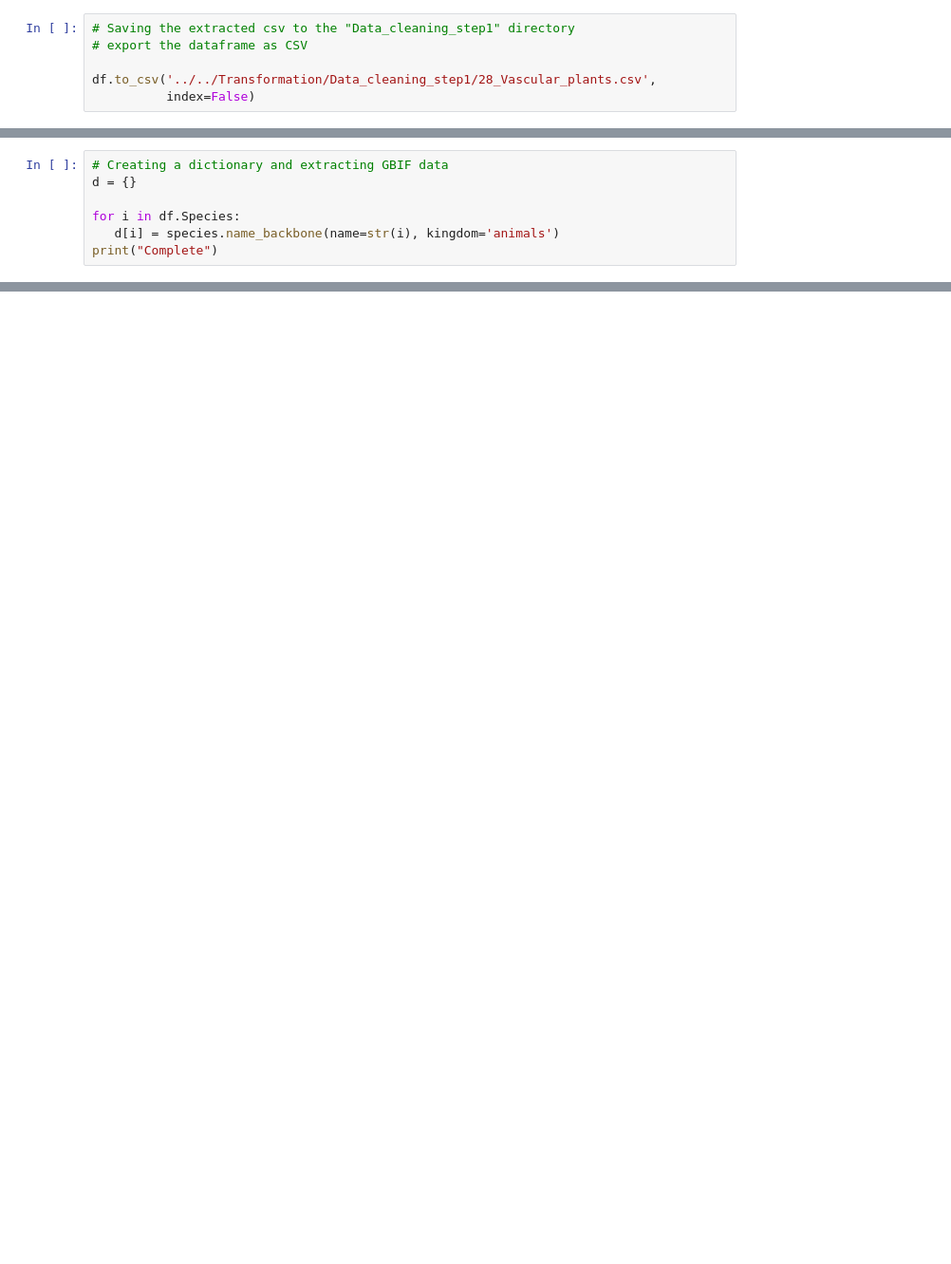
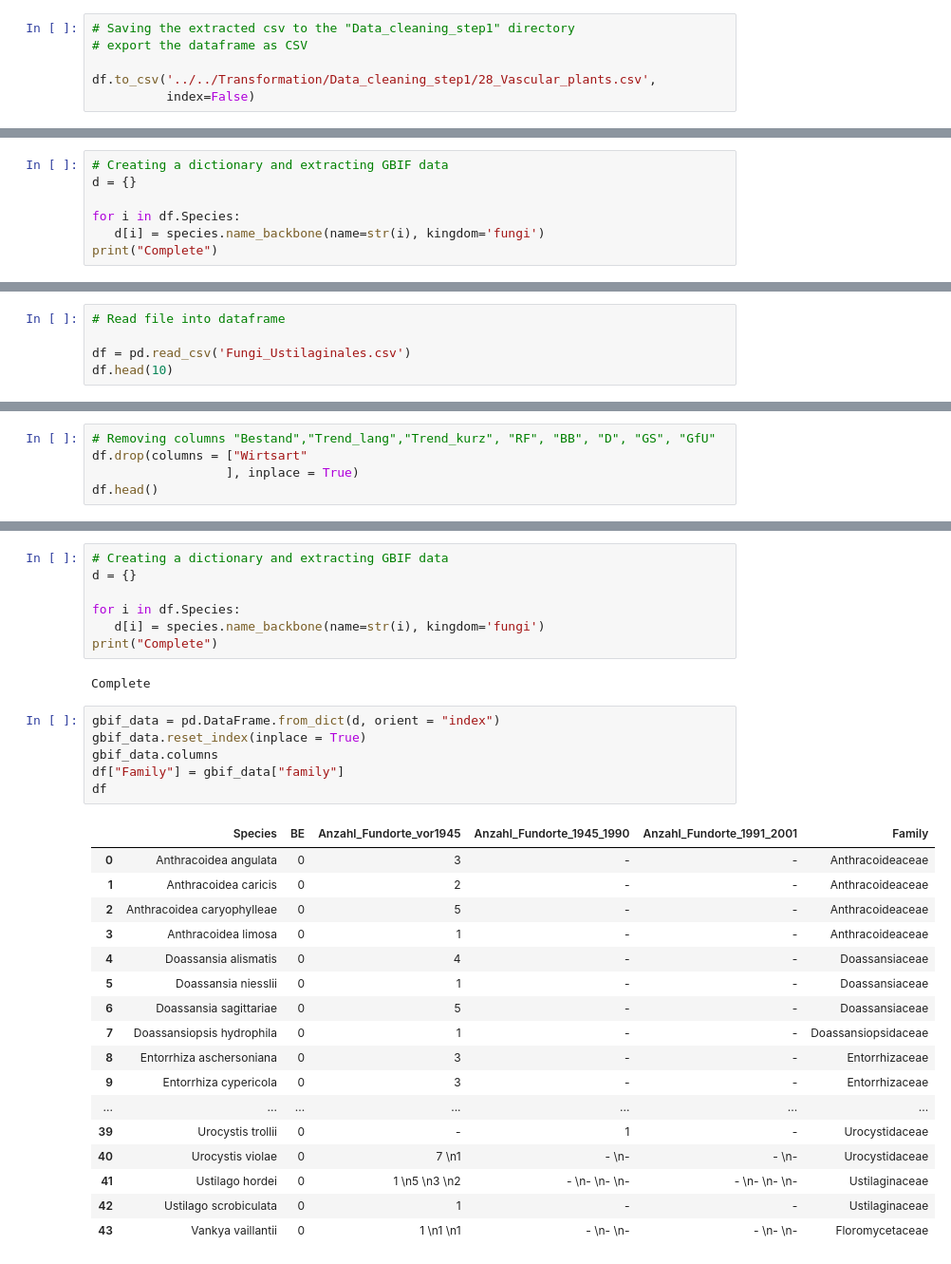
Before and after one commit to Zzzhenya/Berlin-red-list, a Jupyter notebook: Transformation/Raw_csv/Other.ipynb, the cells around one changed output, grey strips where cells are left out. Shown at 95% size. Drawn from its saved outputs; the diff is of its cells as text; blank space fills up the shorter version.

```diff
--- a/Transformation/Raw_csv/Other.ipynb
+++ b/Transformation/Raw_csv/Other.ipynb
@@ -1283,5 +1431,5 @@ df.head(10)
 d = {}
 
 for i in df.Species:
-   d[i] = species.name_backbone(name=str(i), kingdom='animals')
+   d[i] = species.name_backbone(name=str(i), kingdom='fungi')
 print("Complete")
@@ -1316,0 +1481,5 @@ df.to_csv('../../Transformation/Data_cleaning_step1/22_name.csv',
+# %%
+# Read file into dataframe
+
+df = pd.read_csv('Fungi_Ustilaginales.csv')
+df.head(10)
@@ -1316,0 +1498,5 @@ df.to_csv('../../Transformation/Data_cleaning_step1/22_name.csv',
+# %%
+# Removing columns "Bestand","Trend_lang","Trend_kurz", "RF", "BB", "D", "GS", "GfU"
+df.drop(columns = ["Wirtsart"
+                  ], inplace = True)
+df.head()
@@ -1316,0 +1528,33 @@ df.to_csv('../../Transformation/Data_cleaning_step1/22_name.csv',
+# %%
+# Creating a dictionary and extracting GBIF data
+d = {}
+
+for i in df.Species:
+   d[i] = species.name_backbone(name=str(i), kingdom='fungi')
+print("Complete")
+# %% [output]
+Complete
+# %%
+gbif_data = pd.DataFrame.from_dict(d, orient = "index")
+gbif_data.reset_index(inplace = True)
+gbif_data.columns
+df["Family"] = gbif_data["family"]
+df
+# %% [output]
+|  | Species | BE | Anzahl_Fundorte_vor1945 | Anzahl_Fundorte_1945_1990 | Anzahl_Fundorte_1991_2001 | Family |
+| 0 | Anthracoidea angulata | 0 | 3 | - | - | Anthracoideaceae |
+| 1 | Anthracoidea caricis | 0 | 2 | - | - | Anthracoideaceae |
+| 2 | Anthracoidea caryophylleae | 0 | 5 | - | - | Anthracoideaceae |
+| 3 | Anthracoidea limosa | 0 | 1 | - | - | Anthracoideaceae |
+| 4 | Doassansia alismatis | 0 | 4 | - | - | Doassansiaceae |
+| 5 | Doassansia niesslii | 0 | 1 | - | - | Doassansiaceae |
+| 6 | Doassansia sagittariae | 0 | 5 | - | - | Doassansiaceae |
+| 7 | Doassansiopsis hydrophila | 0 | 1 | - | - | Doassansiopsidaceae |
+| 8 | Entorrhiza aschersoniana | 0 | 3 | - | - | Entorrhizaceae |
+| 9 | Entorrhiza cypericola | 0 | 3 | - | - | Entorrhizaceae |
+| ... | ... | ... | ... | ... | ... | ... |
+| 39 | Urocystis trollii | 0 | - | 1 | - | Urocystidaceae |
+| 40 | Urocystis violae | 0 | 7 \n1 | - \n- | - \n- | Urocystidaceae |
+| 41 | Ustilago hordei | 0 | 1 \n5 \n3 \n2 | - \n- \n- \n- | - \n- \n- \n- | Ustilaginaceae |
+| 42 | Ustilago scrobiculata | 0 | 1 | - | - | Ustilaginaceae |
+| 43 | Vankya vaillantii | 0 | 1 \n1 \n1 | - \n- \n- | - \n- \n- | Floromycetaceae |
```
Also changed, not shown: parts of 73 cells of this notebook.
